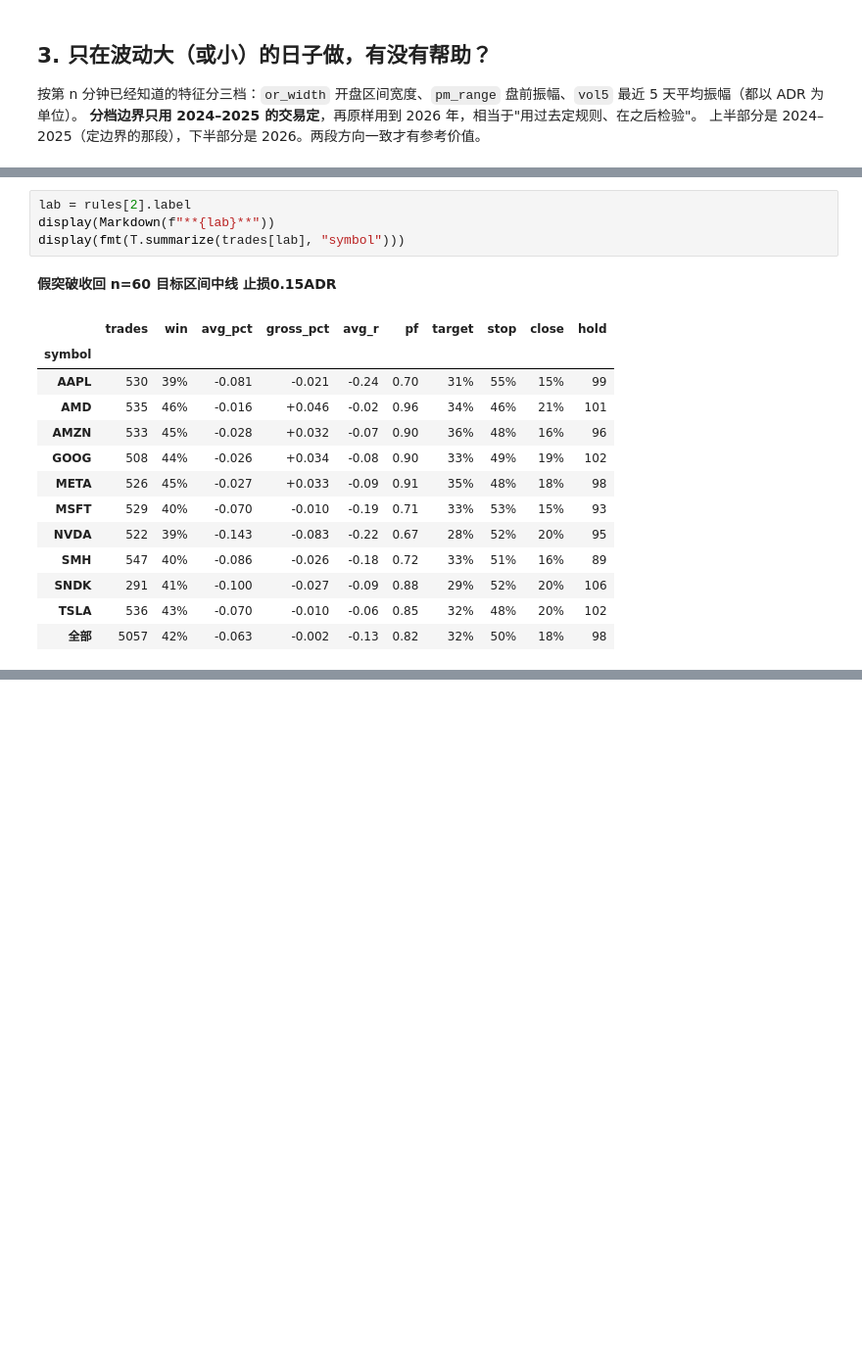
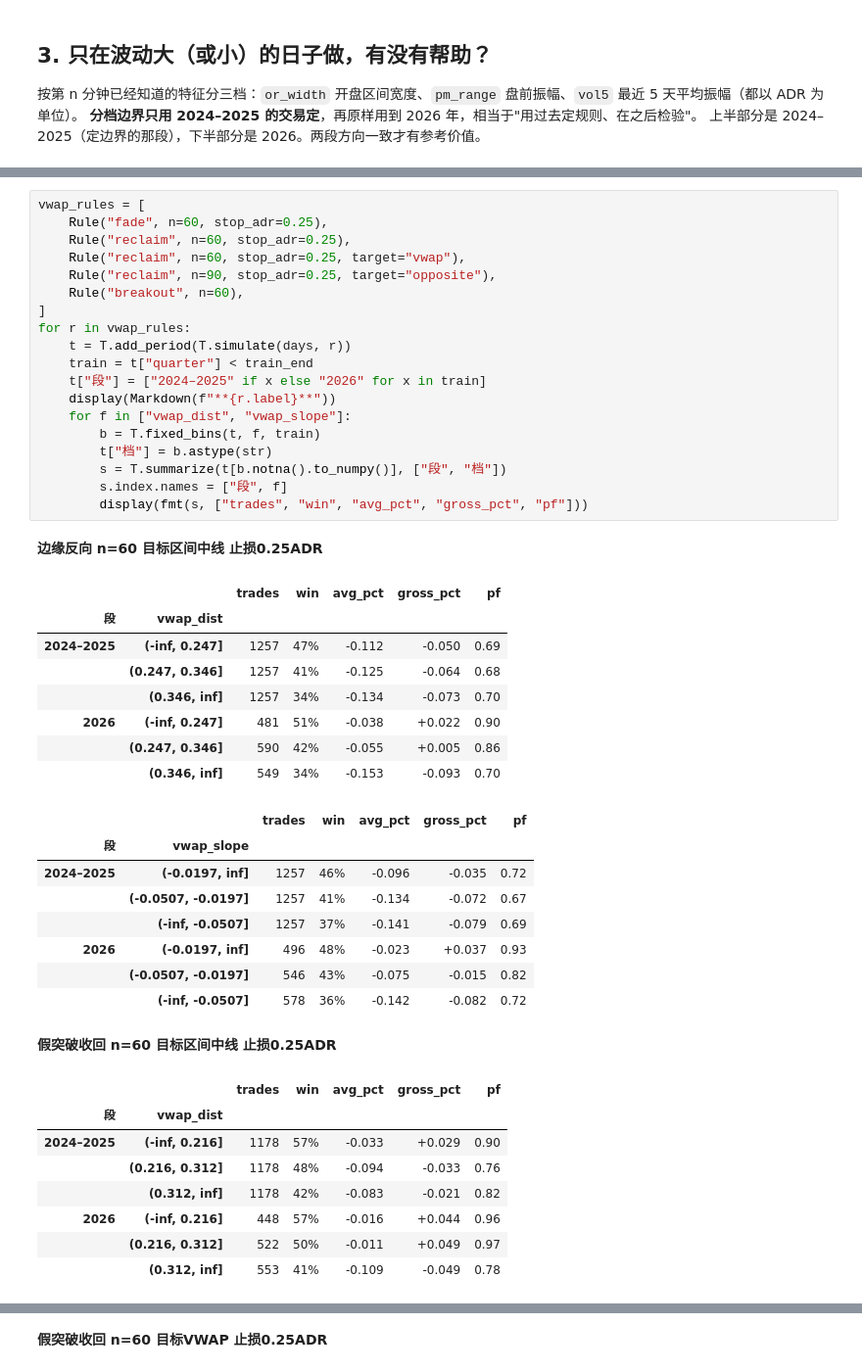
Before and after one commit to Autinhorse/DayTrader, a Jupyter notebook: user/notebooks/开盘区间交易模拟.ipynb, the cells around one changed output, grey strips where cells are left out. Shown at 98% size. Saved outputs shown, nothing was run; the diff lists cells and outputs as text; blank space fills up the shorter version.

```diff
--- a/user/notebooks/开盘区间交易模拟.ipynb
+++ b/user/notebooks/开盘区间交易模拟.ipynb
@@ -384,19 +372,46 @@ display(
 # %%
-lab = rules[2].label
-display(Markdown(f"**{lab}**"))
-display(fmt(T.summarize(trades[lab], "symbol")))
+vwap_rules = [
+    Rule("fade", n=60, stop_adr=0.25),
+    Rule("reclaim", n=60, stop_adr=0.25),
+    Rule("reclaim", n=60, stop_adr=0.25, target="vwap"),
+    Rule("reclaim", n=90, stop_adr=0.25, target="opposite"),
+    Rule("breakout", n=60),
+]
+for r in vwap_rules:
+    t = T.add_period(T.simulate(days, r))
+    train = t["quarter"] < train_end
+    t["段"] = ["2024–2025" if x else "2026" for x in train]
+    display(Markdown(f"**{r.label}**"))
+    for f in ["vwap_dist", "vwap_slope"]:
+        b = T.fixed_bins(t, f, train)
+        t["档"] = b.astype(str)
+        s = T.summarize(t[b.notna().to_numpy()], ["段", "档"])
+        s.index.names = ["段", f]
+        display(fmt(s, ["trades", "win", "avg_pct", "gross_pct", "pf"]))
 # %% [output]
-**假突破收回 n=60 目标区间中线 止损0.15ADR**
+**边缘反向 n=60 目标区间中线 止损0.25ADR**
-|  | trades | win | avg_pct | gross_pct | avg_r | pf | target | stop | close | hold |
-| symbol |  |  |  |  |  |  |  |  |  |  |
-| AAPL | 530 | 39% | -0.081 | -0.021 | -0.24 | 0.70 | 31% | 55% | 15% | 99 |
-| AMD | 535 | 46% | -0.016 | +0.046 | -0.02 | 0.96 | 34% | 46% | 21% | 101 |
-| AMZN | 533 | 45% | -0.028 | +0.032 | -0.07 | 0.90 | 36% | 48% | 16% | 96 |
-| GOOG | 508 | 44% | -0.026 | +0.034 | -0.08 | 0.90 | 33% | 49% | 19% | 102 |
-| META | 526 | 45% | -0.027 | +0.033 | -0.09 | 0.91 | 35% | 48% | 18% | 98 |
-| MSFT | 529 | 40% | -0.070 | -0.010 | -0.19 | 0.71 | 33% | 53% | 15% | 93 |
-| NVDA | 522 | 39% | -0.143 | -0.083 | -0.22 | 0.67 | 28% | 52% | 20% | 95 |
-| SMH | 547 | 40% | -0.086 | -0.026 | -0.18 | 0.72 | 33% | 51% | 16% | 89 |
-| SNDK | 291 | 41% | -0.100 | -0.027 | -0.09 | 0.88 | 29% | 52% | 20% | 106 |
-| TSLA | 536 | 43% | -0.070 | -0.010 | -0.06 | 0.85 | 32% | 48% | 20% | 102 |
-| 全部 | 5057 | 42% | -0.063 | -0.002 | -0.13 | 0.82 | 32% | 50% | 18% | 98 |
+|  |  | trades | win | avg_pct | gross_pct | pf |
+| 段 | vwap_dist |  |  |  |  |  |
+| 2024–2025 | (-inf, 0.247] | 1257 | 47% | -0.112 | -0.050 | 0.69 |
+|  | (0.247, 0.346] | 1257 | 41% | -0.125 | -0.064 | 0.68 |
+|  | (0.346, inf] | 1257 | 34% | -0.134 | -0.073 | 0.70 |
+| 2026 | (-inf, 0.247] | 481 | 51% | -0.038 | +0.022 | 0.90 |
+|  | (0.247, 0.346] | 590 | 42% | -0.055 | +0.005 | 0.86 |
+|  | (0.346, inf] | 549 | 34% | -0.153 | -0.093 | 0.70 |
+|  |  | trades | win | avg_pct | gross_pct | pf |
+| 段 | vwap_slope |  |  |  |  |  |
+| 2024–2025 | (-0.0197, inf] | 1257 | 46% | -0.096 | -0.035 | 0.72 |
+|  | (-0.0507, -0.0197] | 1257 | 41% | -0.134 | -0.072 | 0.67 |
+|  | (-inf, -0.0507] | 1257 | 37% | -0.141 | -0.079 | 0.69 |
+| 2026 | (-0.0197, inf] | 496 | 48% | -0.023 | +0.037 | 0.93 |
+|  | (-0.0507, -0.0197] | 546 | 43% | -0.075 | -0.015 | 0.82 |
+|  | (-inf, -0.0507] | 578 | 36% | -0.142 | -0.082 | 0.72 |
+**假突破收回 n=60 目标区间中线 止损0.25ADR**
+|  |  | trades | win | avg_pct | gross_pct | pf |
+| 段 | vwap_dist |  |  |  |  |  |
+| 2024–2025 | (-inf, 0.216] | 1178 | 57% | -0.033 | +0.029 | 0.90 |
+|  | (0.216, 0.312] | 1178 | 48% | -0.094 | -0.033 | 0.76 |
+|  | (0.312, inf] | 1178 | 42% | -0.083 | -0.021 | 0.82 |
+| 2026 | (-inf, 0.216] | 448 | 57% | -0.016 | +0.044 | 0.96 |
+|  | (0.216, 0.312] | 522 | 50% | -0.011 | +0.049 | 0.97 |
+|  | (0.312, inf] | 553 | 41% | -0.109 | -0.049 | 0.78 |
@@ -402,0 +426 @@ display(fmt(T.summarize(trades[lab], "symbol")))
+**假突破收回 n=60 目标VWAP 止损0.25ADR**
```
Also changed, not shown: parts of 18 cells of this notebook, 4 other files.
